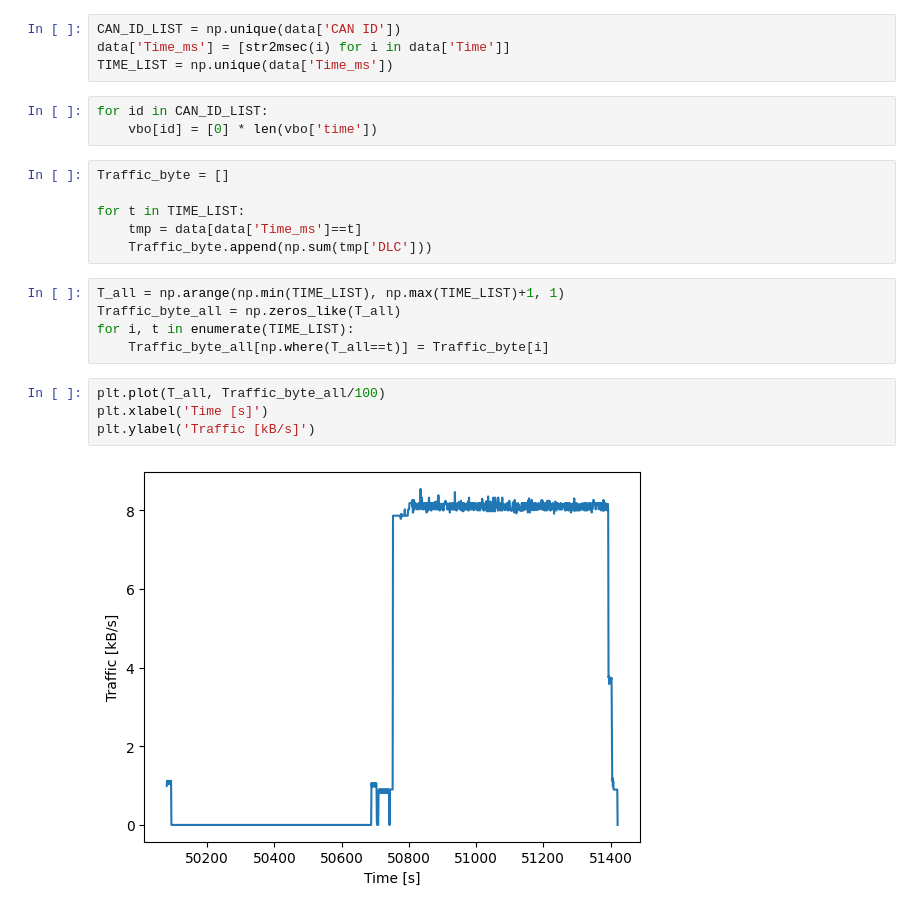
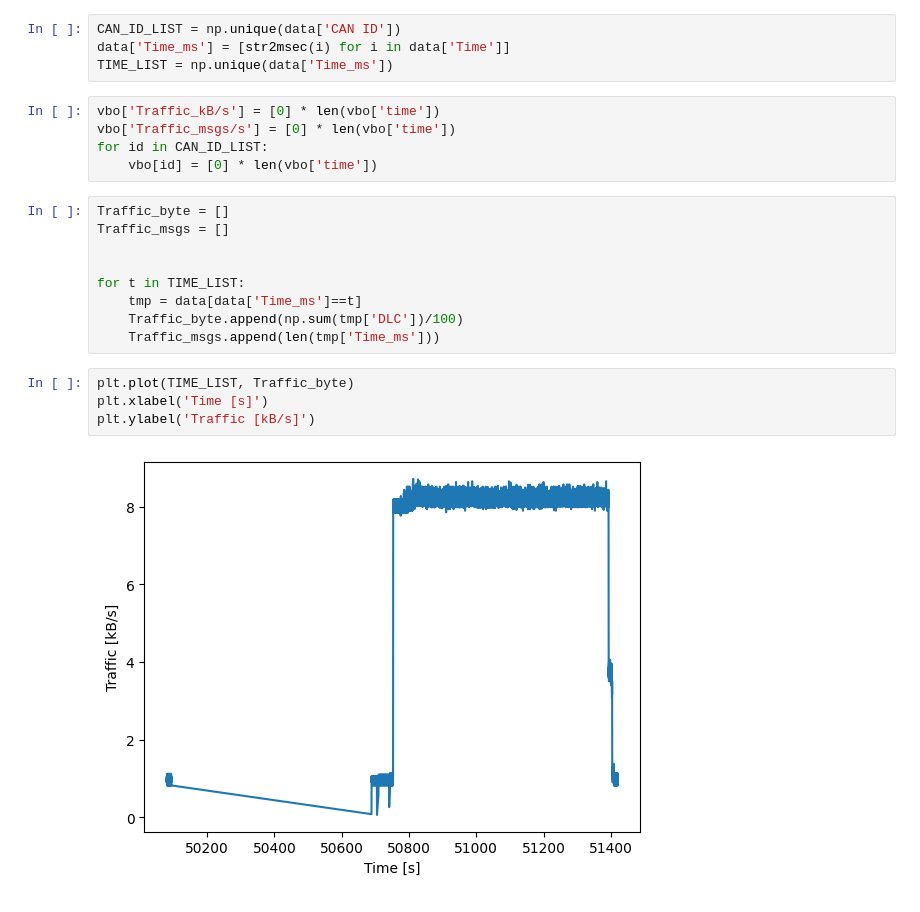
Before and after one commit to mojtaba1989/CANTool, a Jupyter notebook: CANtraffic.ipynb, the cells around one changed output. Cells and saved outputs as stored; diff of their text form.

```diff
--- a/CANtraffic.ipynb
+++ b/CANtraffic.ipynb
@@ -20,24 +20,24 @@ CAN_ID_LIST = np.unique(data['CAN ID'])
 data['Time_ms'] = [str2msec(i) for i in data['Time']]
 TIME_LIST = np.unique(data['Time_ms'])
 # %%
+vbo['Traffic_kB/s'] = [0] * len(vbo['time'])
+vbo['Traffic_msgs/s'] = [0] * len(vbo['time'])
 for id in CAN_ID_LIST:
     vbo[id] = [0] * len(vbo['time'])
 # %%
 Traffic_byte = []
+Traffic_msgs = []
+
 
 for t in TIME_LIST:
     tmp = data[data['Time_ms']==t]
-    Traffic_byte.append(np.sum(tmp['DLC']))
+    Traffic_byte.append(np.sum(tmp['DLC'])/100)
+    Traffic_msgs.append(len(tmp['Time_ms']))
-# %%
-T_all = np.arange(np.min(TIME_LIST), np.max(TIME_LIST)+1, 1)
-Traffic_byte_all = np.zeros_like(T_all)
-for i, t in enumerate(TIME_LIST):
-    Traffic_byte_all[np.where(T_all==t)] = Traffic_byte[i]
 # %%
-plt.plot(T_all, Traffic_byte_all/100)
+plt.plot(TIME_LIST, Traffic_byte)
 plt.xlabel('Time [s]')
 plt.ylabel('Traffic [kB/s]')
 # %% [output]
-[figure, old version]
+[figure, new version]
 # %%
 vbo_t = np.array(vbo['time'])
```
Also changed, not shown: parts of 8 cells of this notebook, 1 other file.
